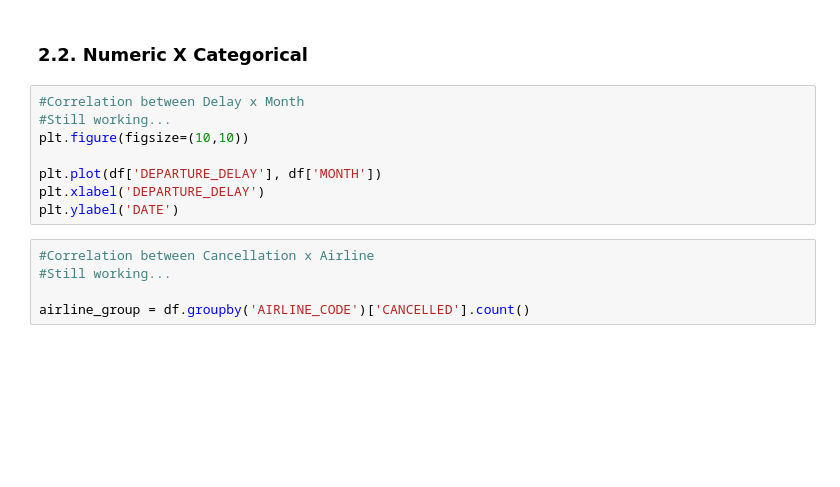
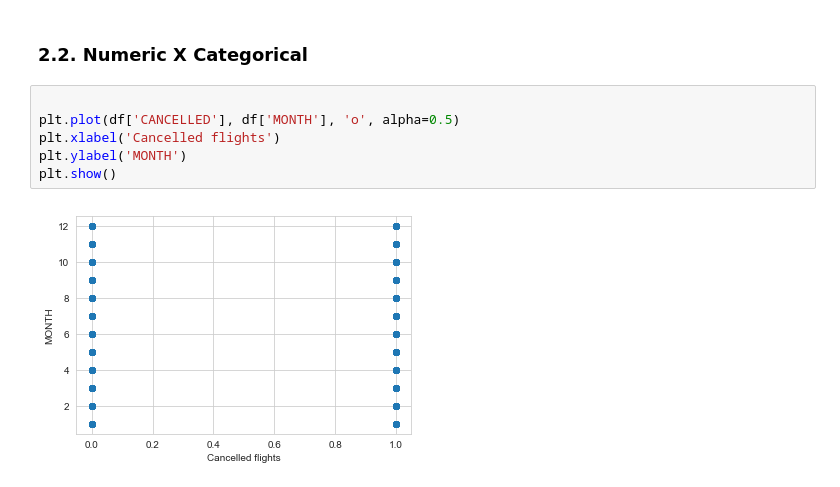
Before and after one commit to ArwaSheraky/Airlines-Delay-Analysis, a Jupyter notebook: Exploratory-Data-Analysis.ipynb, the cells around one changed output. Saved outputs shown, nothing was run; the diff lists cells and outputs as text; blank space fills up the shorter version.

```diff
--- a/Exploratory-Data-Analysis.ipynb
+++ b/Exploratory-Data-Analysis.ipynb
@@ -52,15 +71,10 @@ plt.show()
 # %% [markdown]
 ### 2.2. Numeric X Categorical
-# %%
-#Correlation between Delay x Month
-#Still working...
-plt.figure(figsize=(10,10))
-
-plt.plot(df['DEPARTURE_DELAY'], df['MONTH'])
-plt.xlabel('DEPARTURE_DELAY')
-plt.ylabel('DATE')
-# %%
-#Correlation between Cancellation x Airline
-#Still working...
-
-airline_group = df.groupby('AIRLINE_CODE')['CANCELLED'].count()
+# %%
+
+plt.plot(df['CANCELLED'], df['MONTH'], 'o', alpha=0.5)
+plt.xlabel('Cancelled flights')
+plt.ylabel('MONTH')
+plt.show()
+# %% [output]
+[figure, added]
```
Also changed, not shown: parts of 4 cells of this notebook.
